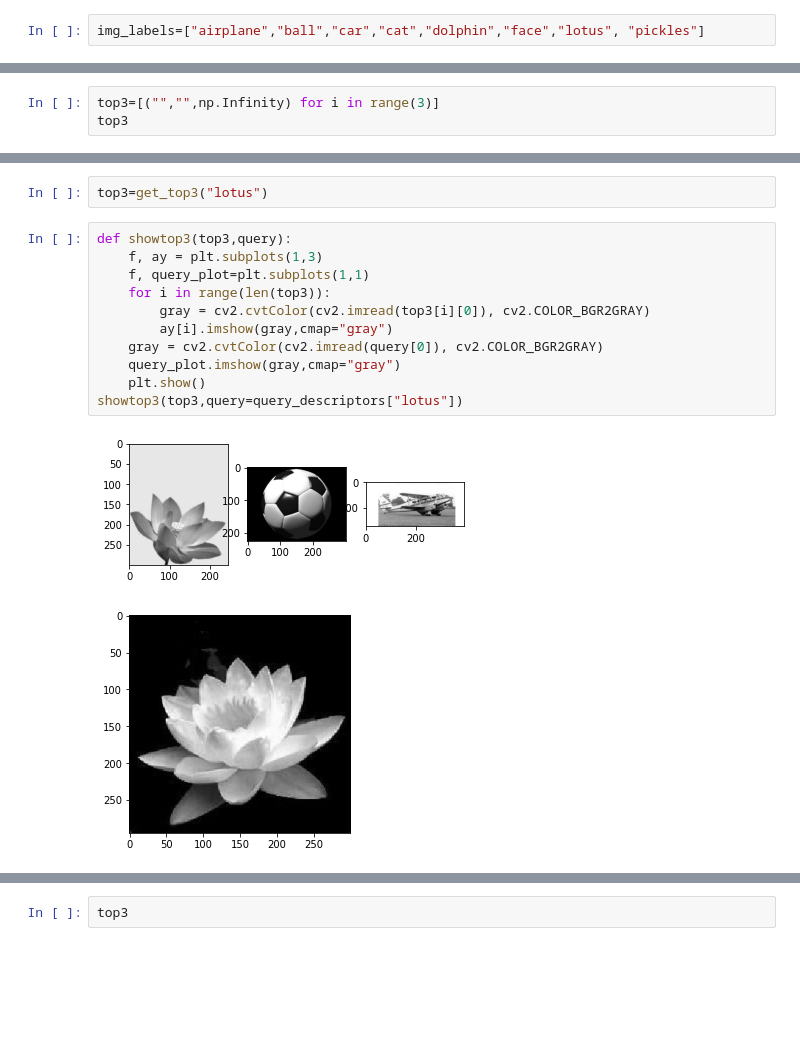
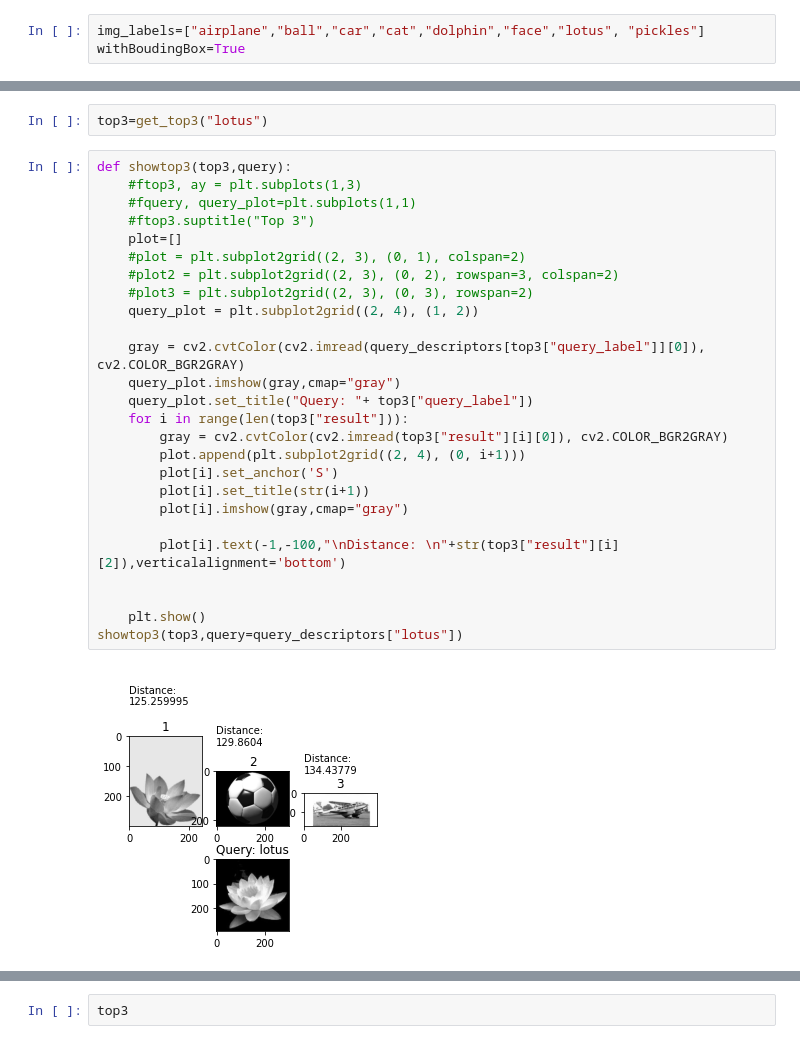
Before and after one commit to GuillaumeGirouard/INF6804, a Jupyter notebook: TP1_INF6804.ipynb, the cells around one changed output, grey strips where cells are left out. Saved outputs shown, nothing was run; the diff lists cells and outputs as text; blank space fills up the shorter version.

```diff
--- a/TP1_INF6804.ipynb
+++ b/TP1_INF6804.ipynb
@@ -7,3 +8,4 @@ import os
 from os import listdir
 # %%
 img_labels=["airplane","ball","car","cat","dolphin","face","lotus", "pickles"]
+withBoudingBox=True
@@ -356,6 +352,3 @@ for label in img_labels:
         img = cv2.imread(img_name)
         gray = cv2.cvtColor(img, cv2.COLOR_BGR2GRAY)
         database_descriptors[label].append([img_name,getDescriptor(gray)])
-# %%
-top3=[("","",np.Infinity) for i in range(3)]
-top3
@@ -383,17 +376,31 @@ def get_top3(label):
     return top3
 # %%
 top3=get_top3("lotus")
-# %%
-def showtop3(top3,query):
-    f, ay = plt.subplots(1,3)
-    f, query_plot=plt.subplots(1,1)
-    for i in range(len(top3)):
-        gray = cv2.cvtColor(cv2.imread(top3[i][0]), cv2.COLOR_BGR2GRAY)
-        ay[i].imshow(gray,cmap="gray")
-    gray = cv2.cvtColor(cv2.imread(query[0]), cv2.COLOR_BGR2GRAY)
-    query_plot.imshow(gray,cmap="gray")
-    plt.show()
-showtop3(top3,query=query_descriptors["lotus"])
-# %% [output]
-[figure, removed]
-[figure, removed]
+# %%
+def showtop3(top3,query):
+    #ftop3, ay = plt.subplots(1,3)
+    #fquery, query_plot=plt.subplots(1,1)
+    #ftop3.suptitle("Top 3")
+    plot=[]
+    #plot = plt.subplot2grid((2, 3), (0, 1), colspan=2)
+    #plot2 = plt.subplot2grid((2, 3), (0, 2), rowspan=3, colspan=2)
+    #plot3 = plt.subplot2grid((2, 3), (0, 3), rowspan=2)
+    query_plot = plt.subplot2grid((2, 4), (1, 2))
+
+    gray = cv2.cvtColor(cv2.imread(query_descriptors[top3["query_label"]][0]), cv2.COLOR_BGR2GRAY)
+    query_plot.imshow(gray,cmap="gray")
+    query_plot.set_title("Query: "+ top3["query_label"])
+    for i in range(len(top3["result"])):
+        gray = cv2.cvtColor(cv2.imread(top3["result"][i][0]), cv2.COLOR_BGR2GRAY)
+        plot.append(plt.subplot2grid((2, 4), (0, i+1)))
+        plot[i].set_anchor('S')
+        plot[i].set_title(str(i+1))
+        plot[i].imshow(gray,cmap="gray")
+
+        plot[i].text(-1,-100,"\nDistance: \n"+str(top3["result"][i][2]),verticalalignment='bottom')
+
+
+    plt.show()
+showtop3(top3,query=query_descriptors["lotus"])
+# %% [output]
+[figure, added]
```
Also changed, not shown: parts of 18 cells of this notebook.
